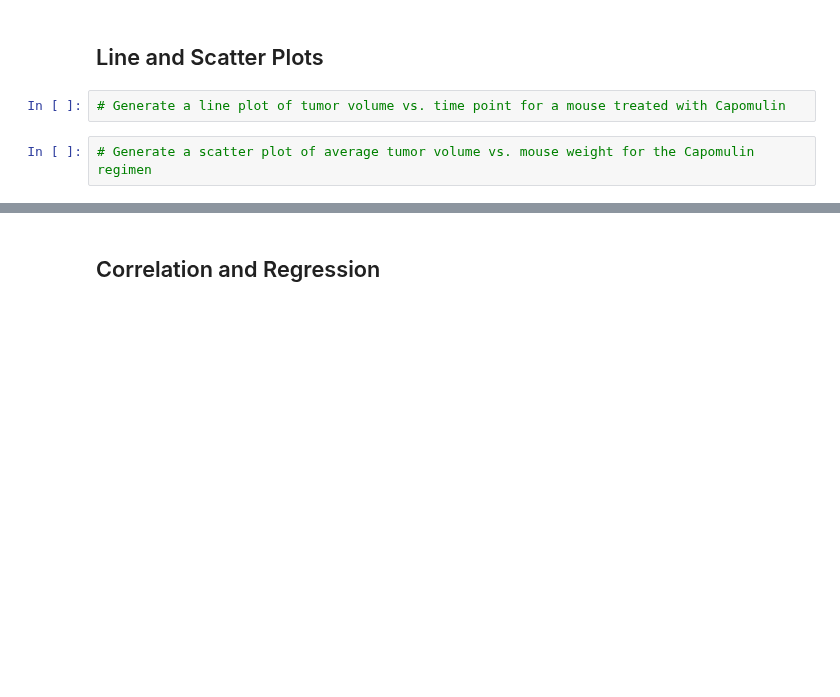
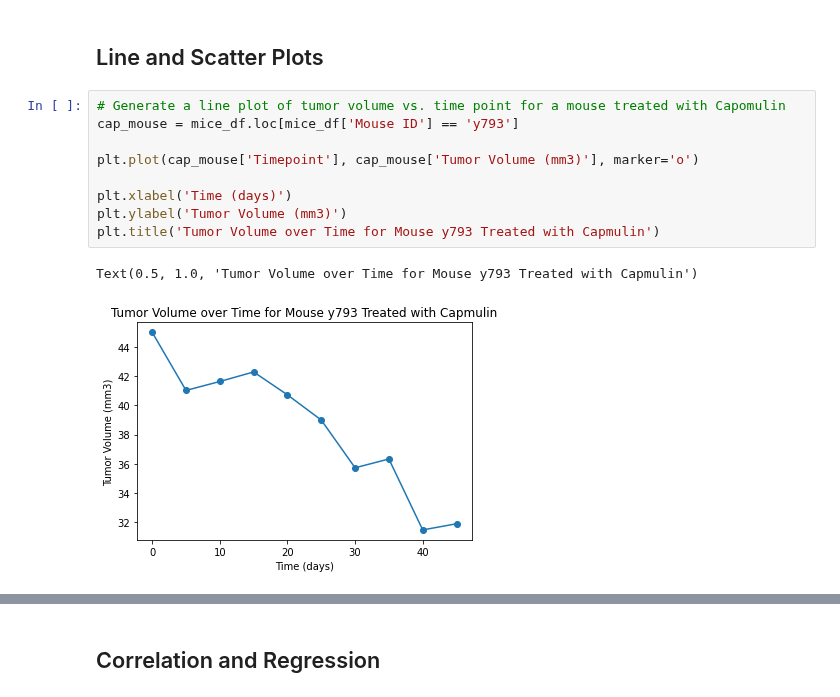
Before and after one commit to Munseaux/matplotlib-challenge, a Jupyter notebook: pymaceuticals.ipynb, the cells around one changed output, grey strips where cells are left out. Cells and saved outputs as stored; diff of their text form; blank space fills up the shorter version.

```diff
--- a/pymaceuticals.ipynb
+++ b/pymaceuticals.ipynb
@@ -201,5 +248,13 @@ fantastic_four_df
 ## Line and Scatter Plots
 # %%
 # Generate a line plot of tumor volume vs. time point for a mouse treated with Capomulin
+cap_mouse = mice_df.loc[mice_df['Mouse ID'] == 'y793']
+
+plt.plot(cap_mouse['Timepoint'], cap_mouse['Tumor Volume (mm3)'], marker='o')
+
+plt.xlabel('Time (days)')
+plt.ylabel('Tumor Volume (mm3)')
+plt.title('Tumor Volume over Time for Mouse y793 Treated with Capmulin')
+# %% [output]
+Text(0.5, 1.0, 'Tumor Volume over Time for Mouse y793 Treated with Capmulin')
+[figure, added]
-# %%
-# Generate a scatter plot of average tumor volume vs. mouse weight for the Capomulin regimen
```
Also changed, not shown: parts of 7 cells of this notebook.
